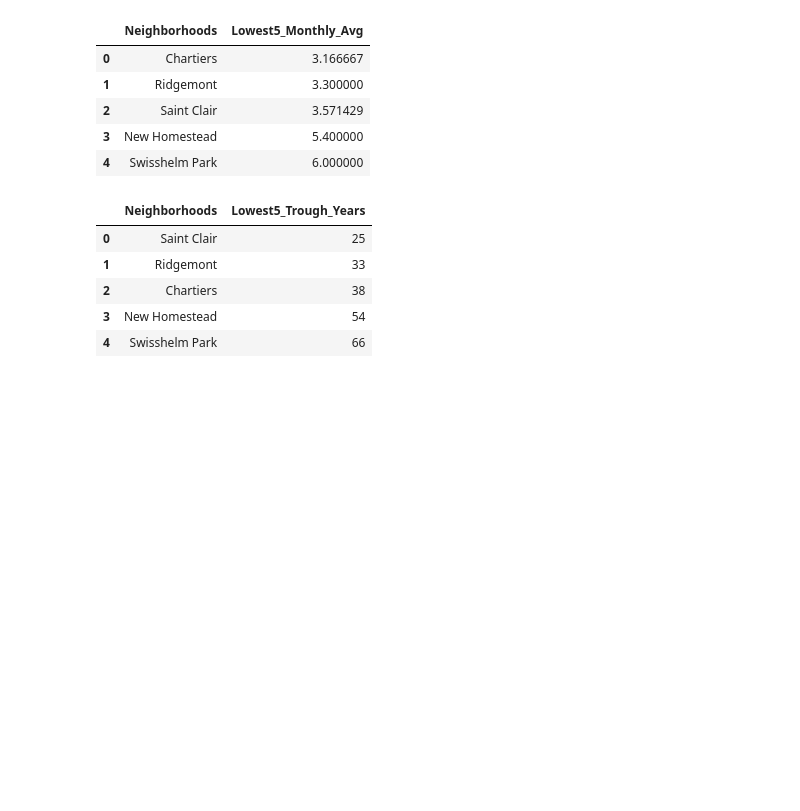
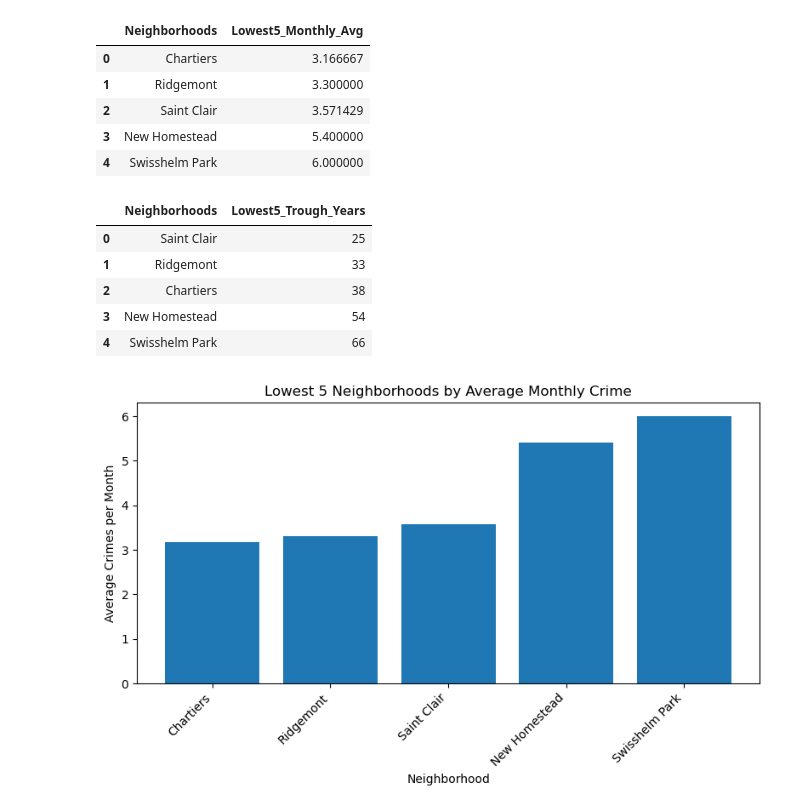
Before and after one commit to ajmitchell07/Final-Project-Best-Pittsburgh-Neighborhood-, a Jupyter notebook: individual_work/AJ-Mitchell-Analysis.ipynb, the cells around one changed output. Drawn from its saved outputs; the diff is of its cells as text; code cells hidden in the pictures; blank space fills up the shorter version.

Commit message:
added actual graphs

```diff
--- a/individual_work/AJ-Mitchell-Analysis.ipynb
+++ b/individual_work/AJ-Mitchell-Analysis.ipynb
@@ -136,3 +136,16 @@ lowest5year.head()
 | 2 | Chartiers | 38 |
 | 3 | New Homestead | 54 |
 | 4 | Swisshelm Park | 66 |
+# %%
+import matplotlib.pyplot as plt
+
+plt.figure(figsize=(8, 5))
+plt.bar(lowest5monthly["Neighborhoods"], lowest5monthly["Lowest5_Monthly_Avg"])
+plt.title("Lowest 5 Neighborhoods by Average Monthly Crime")
+plt.xlabel("Neighborhood")
+plt.ylabel("Average Crimes per Month")
+plt.xticks(rotation=45, ha='right')
+plt.tight_layout()
+plt.show()
+# %% [output]
+[figure, added]
```
Also changed, not shown: parts of 1 cell of this notebook.
